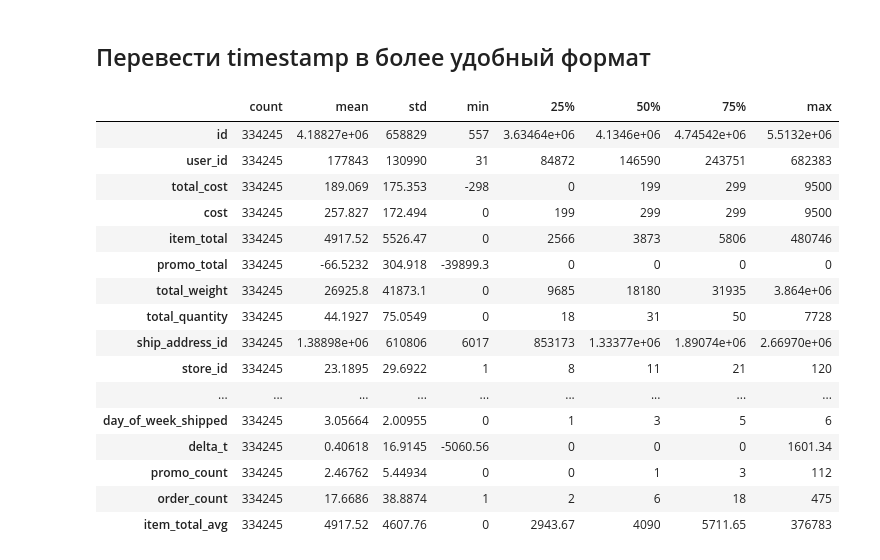
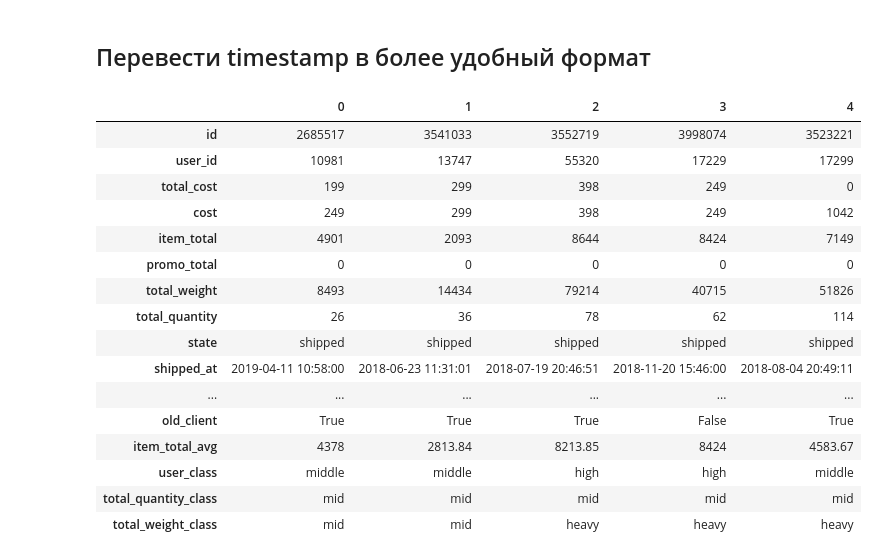
Before and after one commit to loooj58/test_sber, a Jupyter notebook: features.ipynb, the cells around one changed output. Cells and saved outputs as stored; diff of their text form; code cells hidden in the pictures.

```diff
--- a/features.ipynb
+++ b/features.ipynb
@@ -314,25 +314,25 @@ plt.scatter(data["lat"], data["lon"], s=10, alpha=0.4, c=data['city'])
 # %% [markdown]
 ## Перевести timestamp в более удобный формат
 # %%
-data.describe().T
+data.head().T
 # %% [output]
-|  | count | mean | std | min | 25% | 50% | 75% | max |
-| id | 334245 | 4.18827e+06 | 658829 | 557 | 3.63464e+06 | 4.1346e+06 | 4.74542e+06 | 5.5132e+06 |
-| user_id | 334245 | 177843 | 130990 | 31 | 84872 | 146590 | 243751 | 682383 |
-| total_cost | 334245 | 189.069 | 175.353 | -298 | 0 | 199 | 299 | 9500 |
-| cost | 334245 | 257.827 | 172.494 | 0 | 199 | 299 | 299 | 9500 |
-| item_total | 334245 | 4917.52 | 5526.47 | 0 | 2566 | 3873 | 5806 | 480746 |
-| promo_total | 334245 | -66.5232 | 304.918 | -39899.3 | 0 | 0 | 0 | 0 |
-| total_weight | 334245 | 26925.8 | 41873.1 | 0 | 9685 | 18180 | 31935 | 3.864e+06 |
-| total_quantity | 334245 | 44.1927 | 75.0549 | 0 | 18 | 31 | 50 | 7728 |
-| ship_address_id | 334245 | 1.38898e+06 | 610806 | 6017 | 853173 | 1.33377e+06 | 1.89074e+06 | 2.66970e+06 |
-| store_id | 334245 | 23.1895 | 29.6922 | 1 | 8 | 11 | 21 | 120 |
-| ... | ... | ... | ... | ... | ... | ... | ... | ... |
-| day_of_week_shipped | 334245 | 3.05664 | 2.00955 | 0 | 1 | 3 | 5 | 6 |
-| delta_t | 334245 | 0.40618 | 16.9145 | -5060.56 | 0 | 0 | 0 | 1601.34 |
-| promo_count | 334245 | 2.46762 | 5.44934 | 0 | 0 | 1 | 3 | 112 |
-| order_count | 334245 | 17.6686 | 38.8874 | 1 | 2 | 6 | 18 | 475 |
-| item_total_avg | 334245 | 4917.52 | 4607.76 | 0 | 2943.67 | 4090 | 5711.65 | 376783 |
+|  | 0 | 1 | 2 | 3 | 4 |
+| id | 2685517 | 3541033 | 3552719 | 3998074 | 3523221 |
+| user_id | 10981 | 13747 | 55320 | 17229 | 17299 |
+| total_cost | 199 | 299 | 398 | 249 | 0 |
+| cost | 249 | 299 | 398 | 249 | 1042 |
+| item_total | 4901 | 2093 | 8644 | 8424 | 7149 |
+| promo_total | 0 | 0 | 0 | 0 | 0 |
+| total_weight | 8493 | 14434 | 79214 | 40715 | 51826 |
+| total_quantity | 26 | 36 | 78 | 62 | 114 |
+| state | shipped | shipped | shipped | shipped | shipped |
+| shipped_at | 2019-04-11 10:58:00 | 2018-06-23 11:31:01 | 2018-07-19 20:46:51 | 2018-11-20 15:46:00 | 2018-08-04 20:49:11 |
+| ... | ... | ... | ... | ... | ... |
+| old_client | True | True | True | False | True |
+| item_total_avg | 4378 | 2813.84 | 8213.85 | 8424 | 4583.67 |
+| user_class | middle | middle | high | high | middle |
+| total_quantity_class | mid | mid | mid | mid | mid |
+| total_weight_class | mid | mid | heavy | heavy | heavy |
 # %%
 data['delivery_time'] = data['delivery_time'].dt.total_seconds() / 3600
 # %%
```
Also changed, not shown: parts of 1 cell of this notebook, 1 other file.
